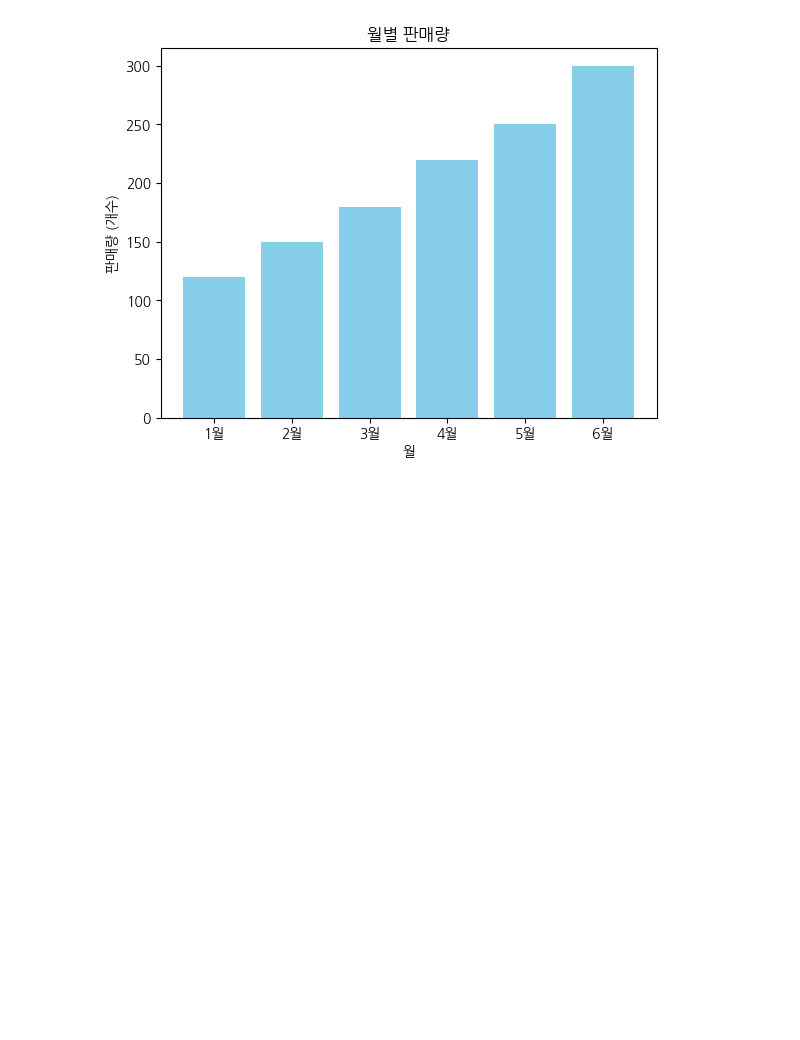
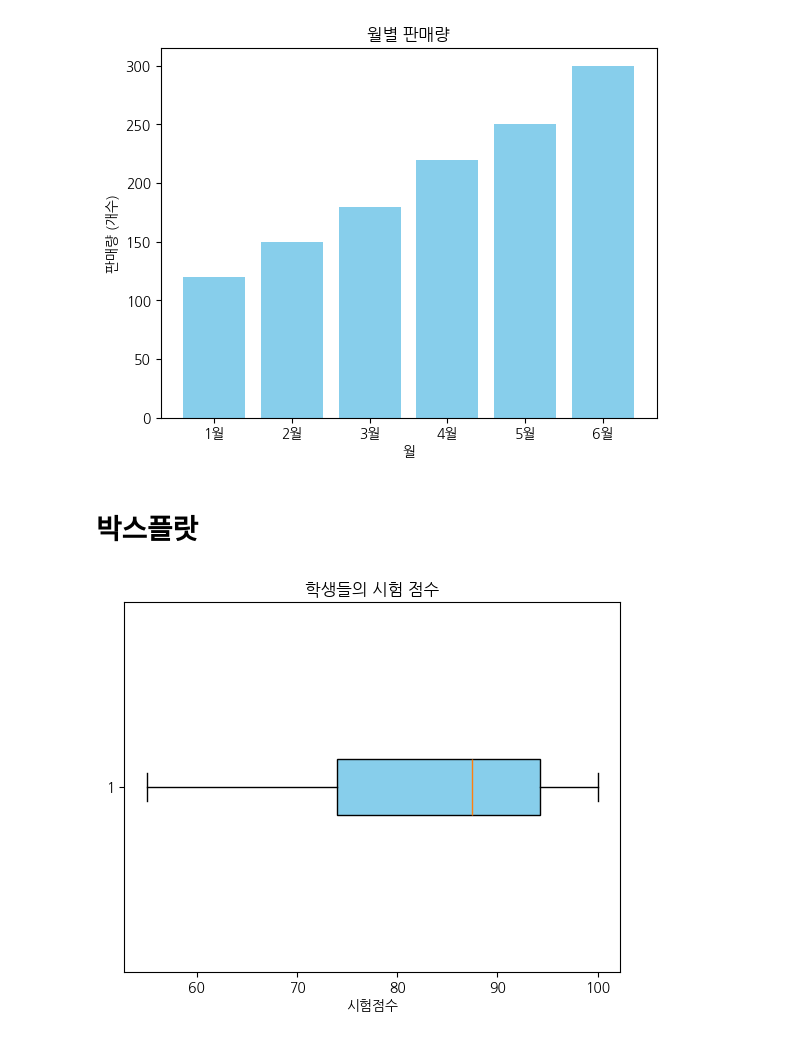
Before and after one commit to denverkim/DataAnalysis, a Jupyter notebook: 기본_시각화.ipynb, the cells around one changed output. Cells and saved outputs as stored; diff of their text form; code cells hidden in the pictures; blank space fills up the shorter version.

```diff
--- a/기본_시각화.ipynb
+++ b/기본_시각화.ipynb
@@ -91,3 +91,22 @@ plt.ylabel('판매량 (개수)')
 plt.show()
 # %% [output]
 [figure]
+# %% [markdown]
+# 박스플랏
+# %%
+import matplotlib.pyplot as plt
+
+# 시험 점수 데이터
+scores = [55, 68, 72, 80, 85, 90, 92, 95, 98, 100]
+
+# 박스플랏 그리기
+plt.boxplot(scores, vert=False, patch_artist=True, boxprops=dict(facecolor='skyblue'))
+
+# 그래프 제목 및 축 설정
+plt.title('학생들의 시험 점수')
+plt.xlabel('시험점수')
+
+# 그래프 보여주기
+plt.show()
+# %% [output]
+[figure, added]
```
